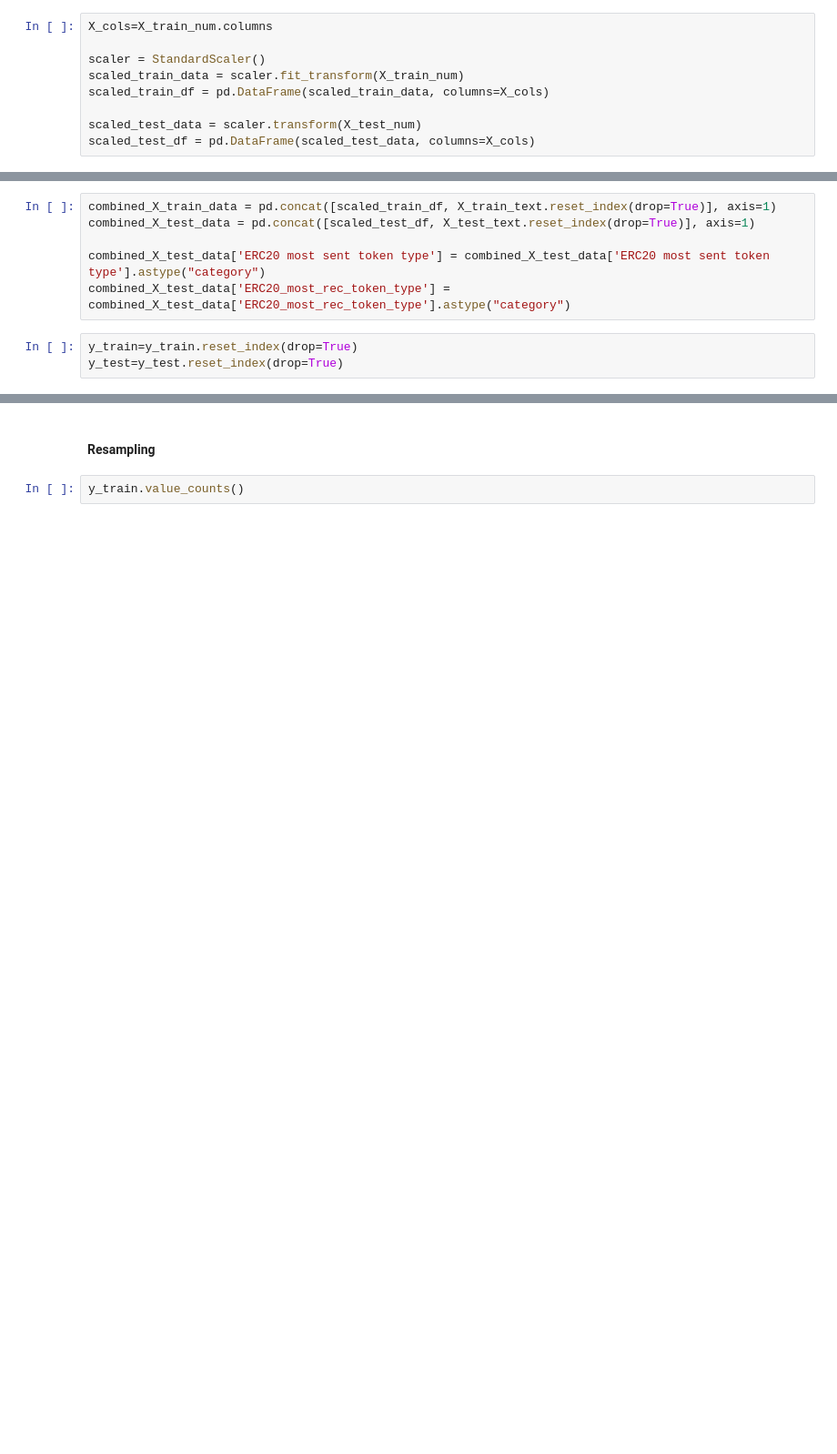
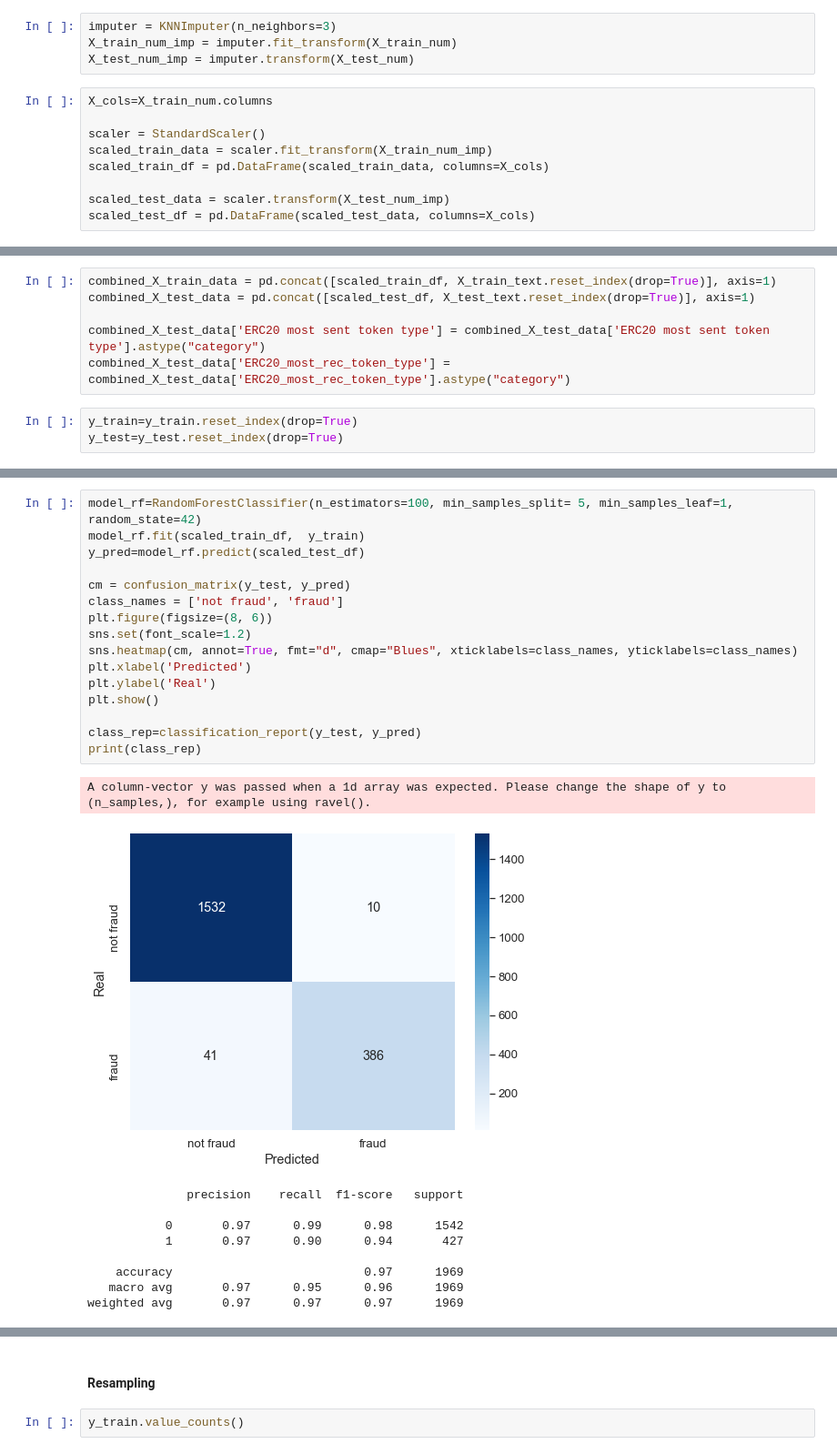
Before and after one commit to dorota10/ML_UEP_2024, a Jupyter notebook: CaseStudy1.ipynb, the cells around one changed output, grey strips where cells are left out. Shown at 91% size. Drawn from its saved outputs; the diff is of its cells as text; blank space fills up the shorter version.

```diff
--- a/CaseStudy1.ipynb
+++ b/CaseStudy1.ipynb
@@ -105,14 +77,18 @@ ValueError: Could not interpret input 'value'
 id_notnull=(X_train_text.iloc[:, -2:].isna().sum(axis=1)==0).reset_index(drop=True)
 # %% [markdown]
 #### Numeric data processing
+# %%
+imputer = KNNImputer(n_neighbors=3)
+X_train_num_imp = imputer.fit_transform(X_train_num)
+X_test_num_imp = imputer.transform(X_test_num)
 # %%
 X_cols=X_train_num.columns
 
 scaler = StandardScaler()
-scaled_train_data = scaler.fit_transform(X_train_num)
+scaled_train_data = scaler.fit_transform(X_train_num_imp)
 scaled_train_df = pd.DataFrame(scaled_train_data, columns=X_cols)
 
-scaled_test_data = scaler.transform(X_test_num)
+scaled_test_data = scaler.transform(X_test_num_imp)
 scaled_test_df = pd.DataFrame(scaled_test_data, columns=X_cols)
 # %%
 scaled_train_df2=pd.concat([y_data, scaled_train_df], axis=1)
@@ -132,0 +214,27 @@ y_test=y_test.reset_index(drop=True)
+# %%
+model_rf=RandomForestClassifier(n_estimators=100, min_samples_split= 5, min_samples_leaf=1, random_state=42)
+model_rf.fit(scaled_train_df,  y_train)
+y_pred=model_rf.predict(scaled_test_df)
+
+cm = confusion_matrix(y_test, y_pred)
+class_names = ['not fraud', 'fraud']
+plt.figure(figsize=(8, 6))
+sns.set(font_scale=1.2)
+sns.heatmap(cm, annot=True, fmt="d", cmap="Blues", xticklabels=class_names, yticklabels=class_names)
+plt.xlabel('Predicted')
+plt.ylabel('Real')
+plt.show()
+
+class_rep=classification_report(y_test, y_pred)
+print(class_rep)
+# %% [output]
+A column-vector y was passed when a 1d array was expected. Please change the shape of y to (n_samples,), for example using ravel().
+[figure, added]
+              precision    recall  f1-score   support
+
+           0       0.97      0.99      0.98      1542
+           1       0.97      0.90      0.94       427
+
+    accuracy                           0.97      1969
+   macro avg       0.97      0.95      0.96      1969
+weighted avg       0.97      0.97      0.97      1969
```
Also changed, not shown: parts of 38 cells of this notebook, 1 other file.
